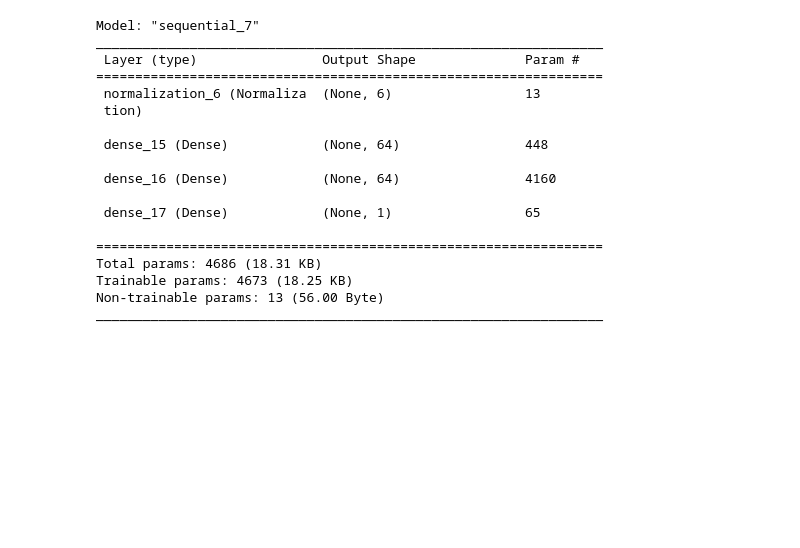
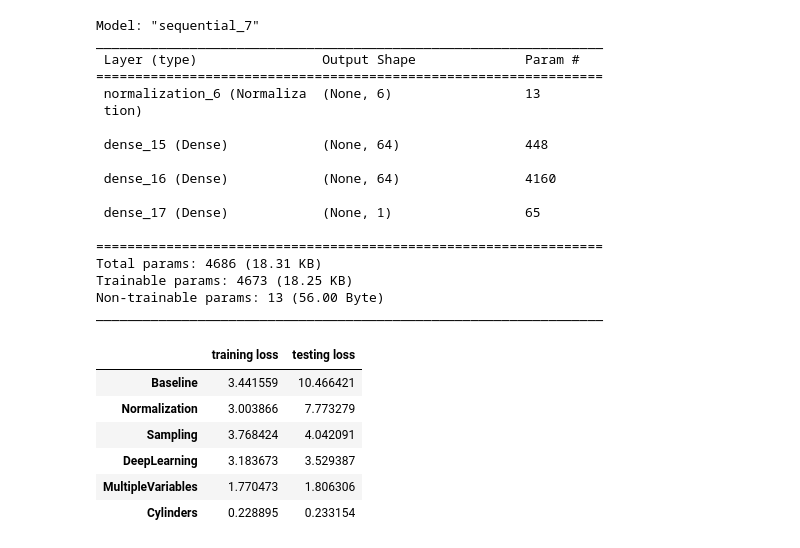
Before and after one commit to TayoO/googleCloudAcademyJupyterTraining, a Jupyter notebook: MPGDemo.ipynb, the cells around one changed output. Drawn from its saved outputs; the diff is of its cells as text; code cells hidden in the pictures; blank space fills up the shorter version.

```diff
--- a/MPGDemo.ipynb
+++ b/MPGDemo.ipynb
@@ -876,4 +876,14 @@ history6 = model6.fit(
 # Get final results for model5
 testing = model6.evaluate(testing_features, testing_labels, verbose=0)
 training = pd.DataFrame(history6.history).iloc[99]['loss']
-results['MultipleVariables'] = training, testing
+results['Cylinders'] = training, testing
+# %%
+pd.DataFrame(results, index=['training loss', 'testing loss']).T
+# %% [output]
+|  | training loss | testing loss |
+| Baseline | 3.441559 | 10.466421 |
+| Normalization | 3.003866 | 7.773279 |
+| Sampling | 3.768424 | 4.042091 |
+| DeepLearning | 3.183673 | 3.529387 |
+| MultipleVariables | 1.770473 | 1.806306 |
+| Cylinders | 0.228895 | 0.233154 |
```
